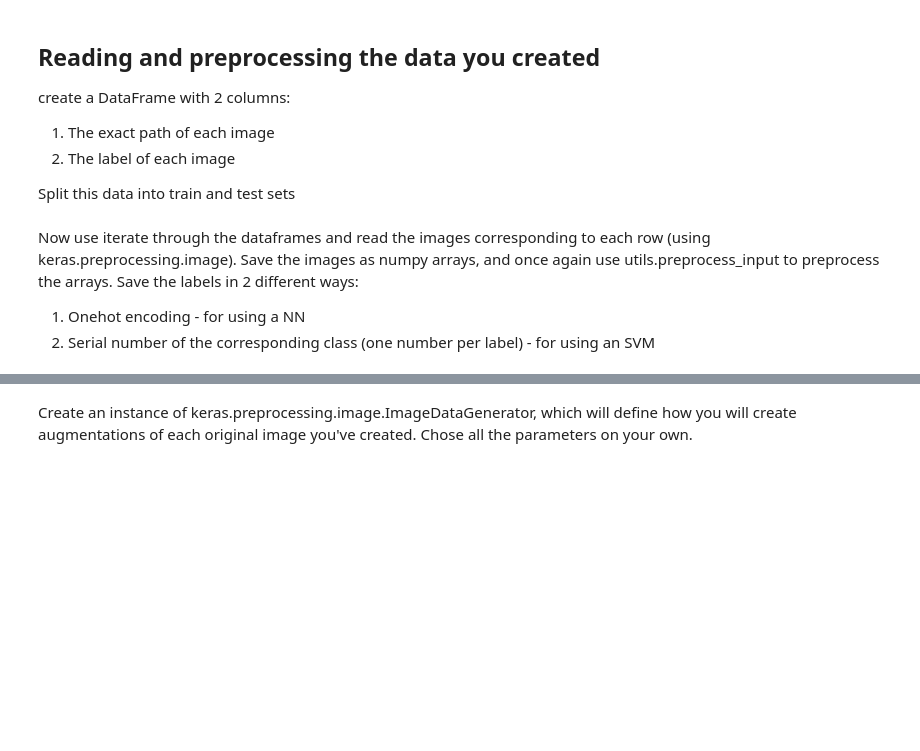
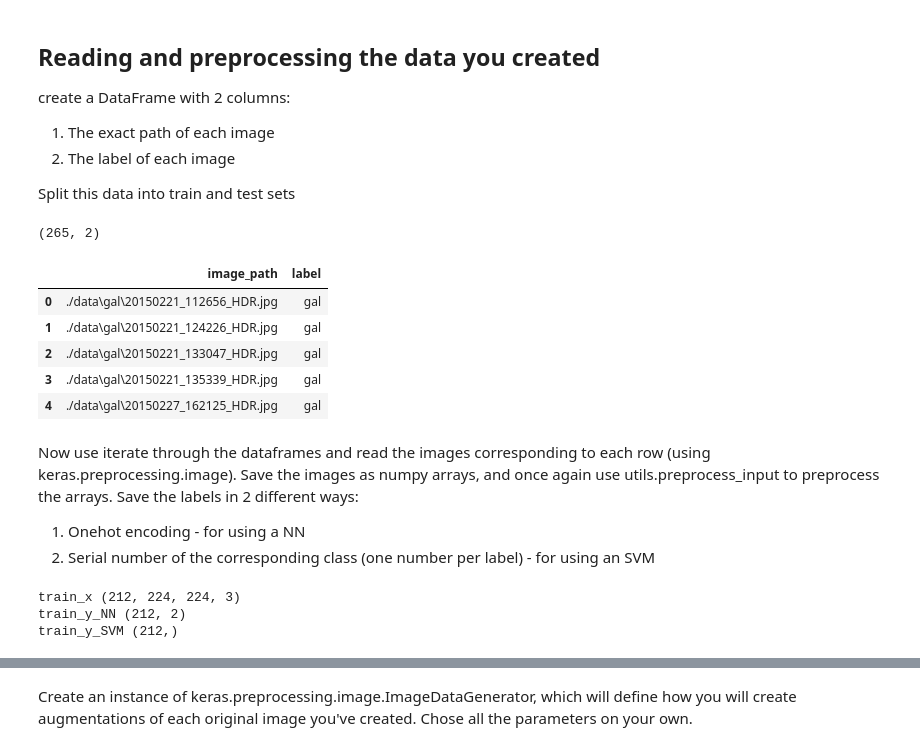
Before and after one commit to haroldbola/Course_Maphat, a Jupyter notebook: מודולים/רשתות נוירונים/5. transfer learning/Transfer learning exercise.ipynb, the cells around one changed output, grey strips where cells are left out. Drawn from its saved outputs; the diff is of its cells as text; code cells hidden in the pictures; blank space fills up the shorter version.

```diff
--- a/מודולים/רשתות נוירונים/5. transfer learning/Transfer learning exercise.ipynb
+++ b/מודולים/רשתות נוירונים/5. transfer learning/Transfer learning exercise.ipynb
@@ -62,3 +110,22 @@ create a DataFrame with 2 columns:
 2. The label of each image
 
 Split this data into train and test sets
+# %%
+df = pd.DataFrame(columns=['image_path', 'label'])
+for folder in listdir('./data'):
+    for im in listdir(path.join('./data', folder)):
+        df = df.append({'image_path': path.join('./data', folder, im),
+                  'label': folder}, ignore_index=True)
+# %%
+df.shape
+# %% [output]
+(265, 2)
+# %%
+df.head()
+# %% [output]
+|  | image_path | label |
+| 0 | ./data\gal\20150221_112656_HDR.jpg | gal |
+| 1 | ./data\gal\20150221_124226_HDR.jpg | gal |
+| 2 | ./data\gal\20150221_133047_HDR.jpg | gal |
+| 3 | ./data\gal\20150221_135339_HDR.jpg | gal |
+| 4 | ./data\gal\20150227_162125_HDR.jpg | gal |
@@ -69,0 +158,8 @@ Save the labels in 2 different ways:
+# %%
+print('train_x', train_x.shape)
+print('train_y_NN', train_y_NN.shape)
+print('train_y_SVM', train_y_SVM.shape)
+# %% [output]
+train_x (212, 224, 224, 3)
+train_y_NN (212, 2)
+train_y_SVM (212,)
```
Also changed, not shown: parts of 15 cells of this notebook, 7 other files.
